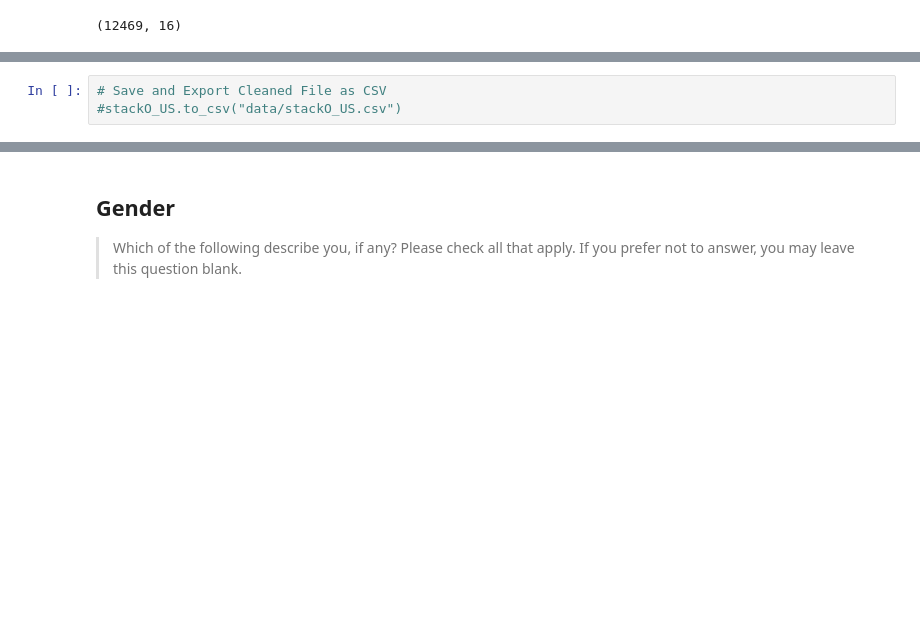
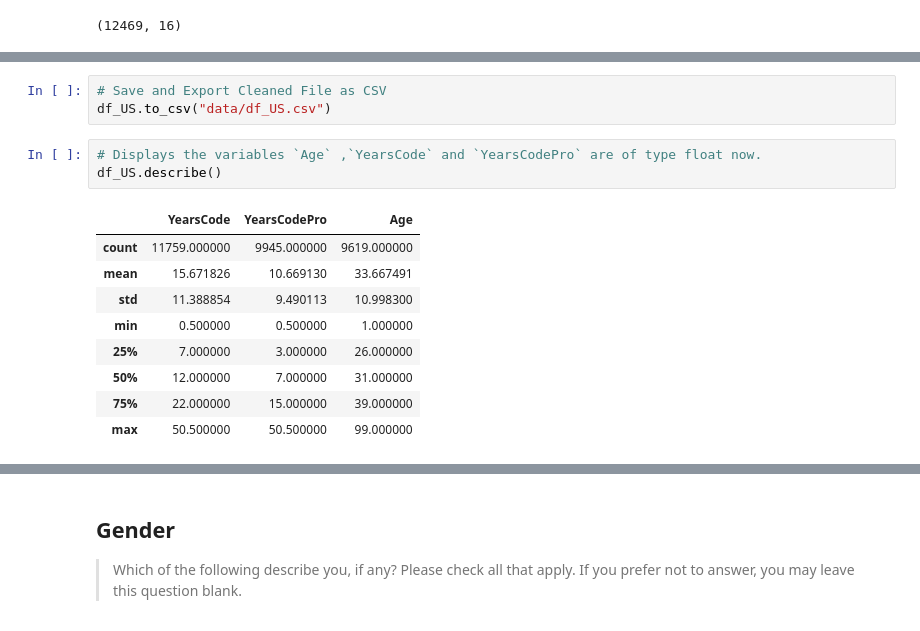
Before and after one commit to LisaHarrison08/stackOverflow_Survey, a Jupyter notebook: stackOverflow_survey.ipynb, the cells around one changed output, grey strips where cells are left out. Saved outputs shown, nothing was run; the diff lists cells and outputs as text; blank space fills up the shorter version.

```diff
--- a/stackOverflow_survey.ipynb
+++ b/stackOverflow_survey.ipynb
@@ -194,3 +203,16 @@ stackO_US.shape
 # %%
 # Save and Export Cleaned File as CSV
-#stackO_US.to_csv("data/stackO_US.csv")
+df_US.to_csv("data/df_US.csv")
+# %%
+# Displays the variables `Age` ,`YearsCode` and `YearsCodePro` are of type float now.
+df_US.describe()
+# %% [output]
+|  | YearsCode | YearsCodePro | Age |
+| count | 11759.000000 | 9945.000000 | 9619.000000 |
+| mean | 15.671826 | 10.669130 | 33.667491 |
+| std | 11.388854 | 9.490113 | 10.998300 |
+| min | 0.500000 | 0.500000 | 1.000000 |
+| 25% | 7.000000 | 3.000000 | 26.000000 |
+| 50% | 12.000000 | 7.000000 | 31.000000 |
+| 75% | 22.000000 | 15.000000 | 39.000000 |
+| max | 50.500000 | 50.500000 | 99.000000 |
```
Also changed, not shown: parts of 8 cells of this notebook, 3 other files.
